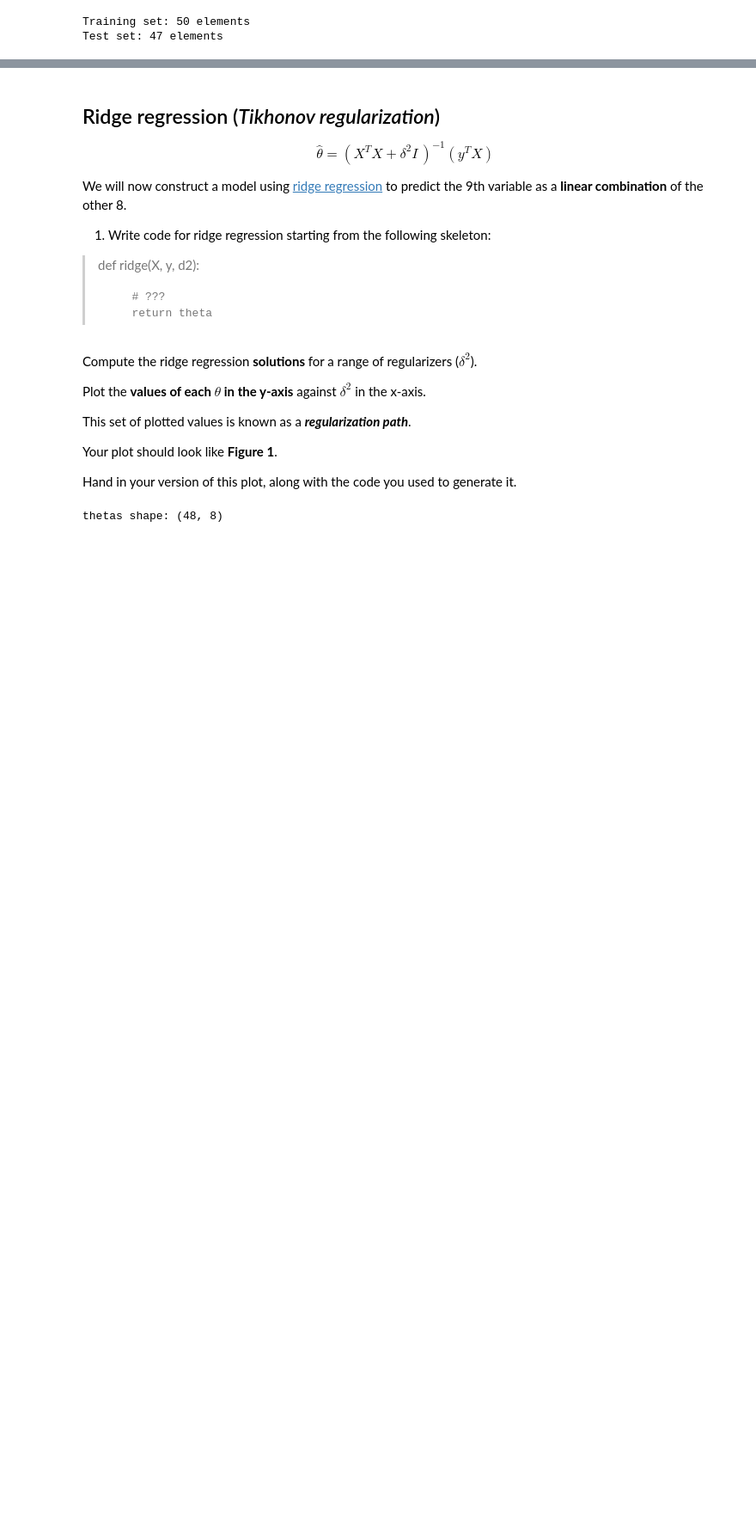
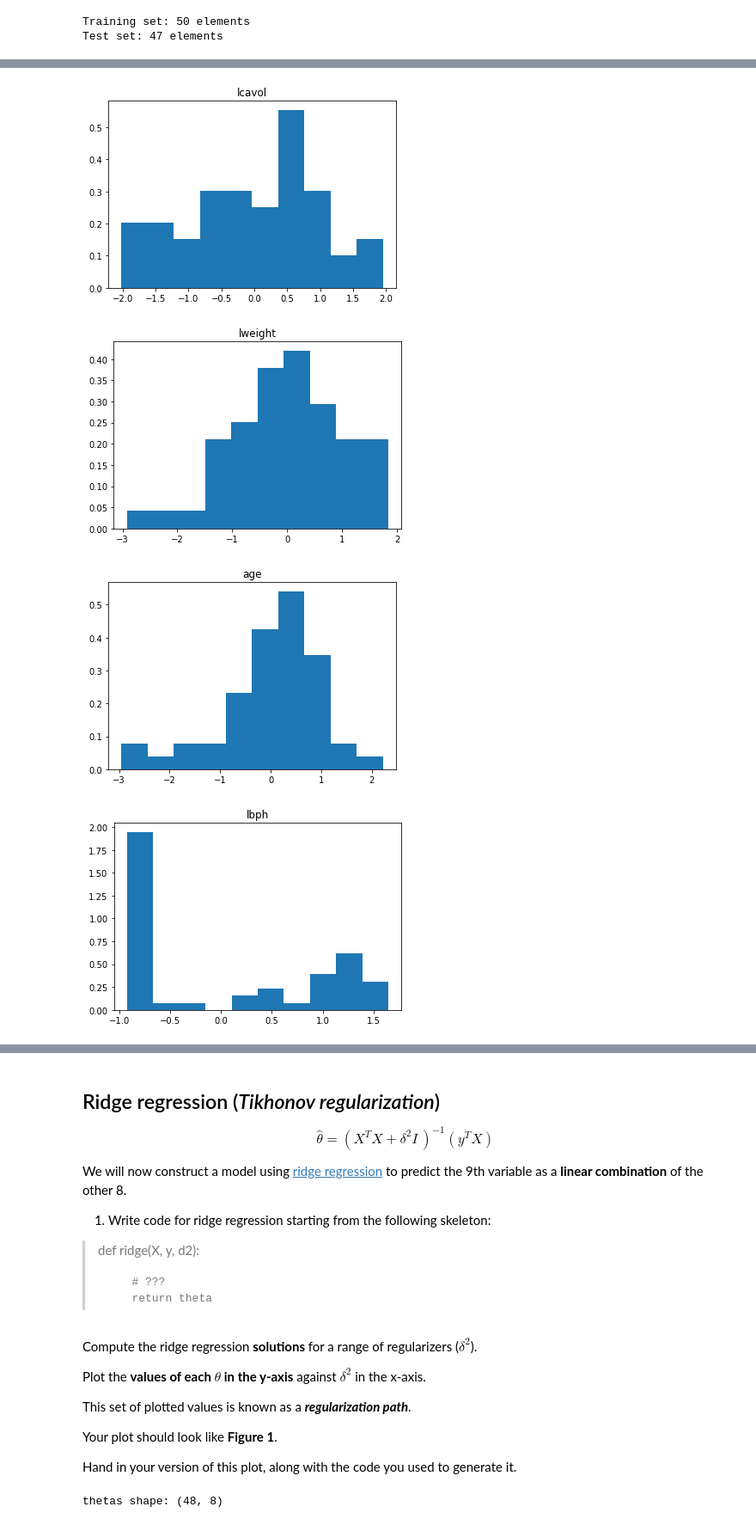
Before and after one commit to LecJackS/CPSC-540-Nando-de-Freitas, a Jupyter notebook: Homework 1.ipynb, the cells around one changed output, grey strips where cells are left out. Shown: that part at 86% size. Drawn from its saved outputs; the diff is of its cells as text; code cells hidden in the pictures; blank space fills up the shorter version.

```diff
--- a/Homework 1.ipynb
+++ b/Homework 1.ipynb
@@ -92,0 +100,11 @@ After normalization
+# %%
+# Normalized training set
+for i in range(num_features):
+    plt.hist(X_train[:,i], density=True)
+    plt.title(names[i])
+    plt.show()
+# %% [output]
+[figure, added]
+[figure, added]
+[figure, added]
+[figure, added]
```
Also changed, not shown: parts of 13 cells of this notebook, 6 other files.
